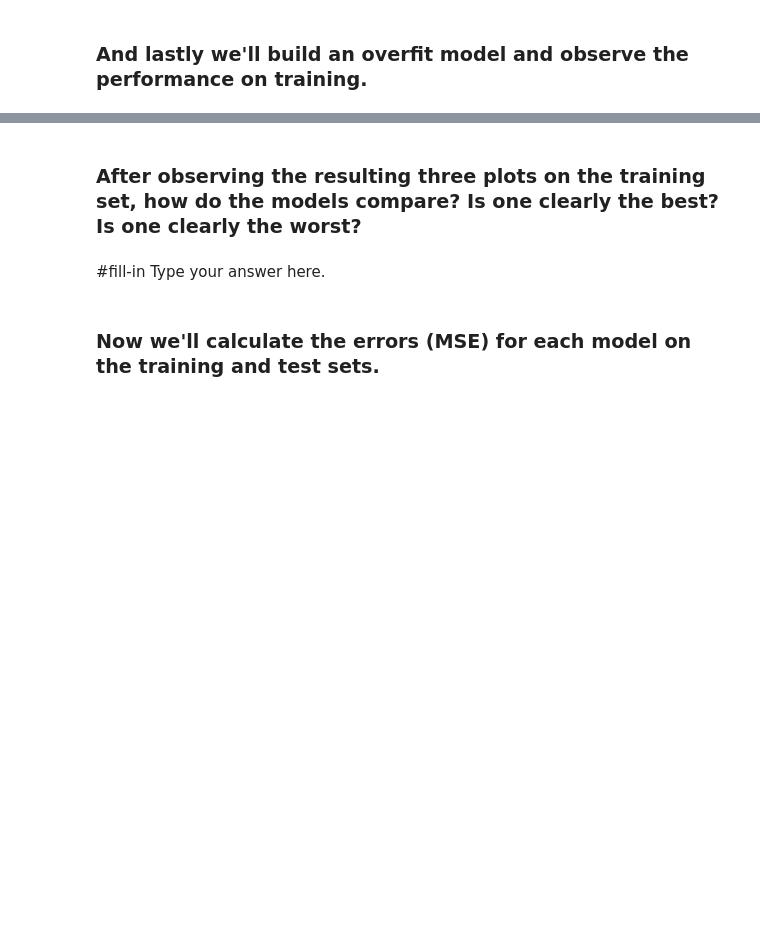
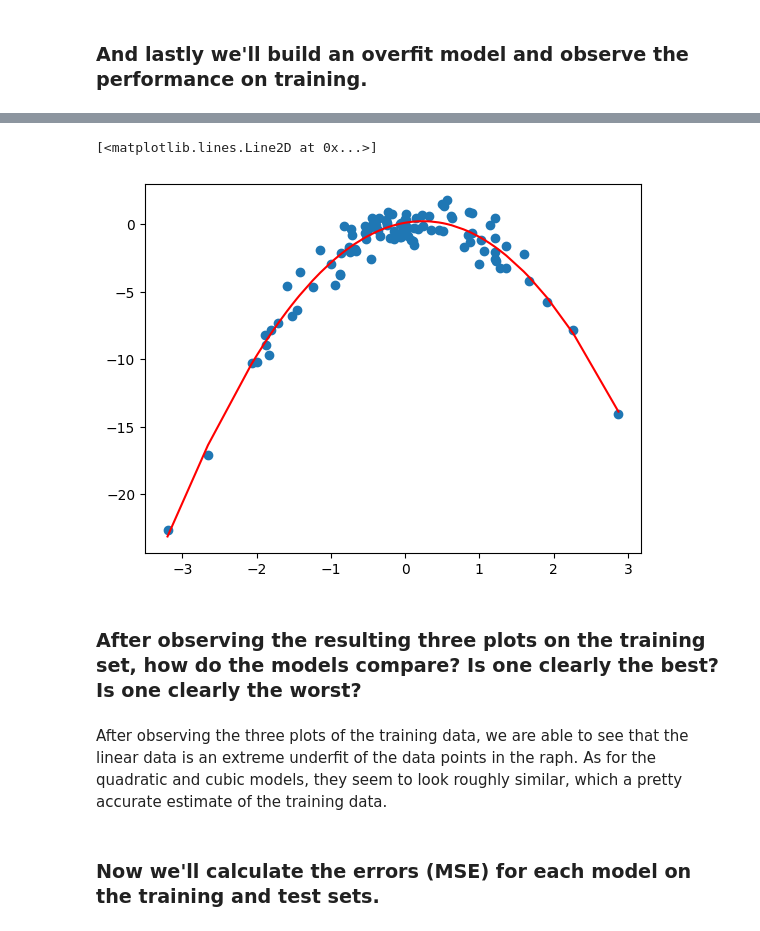
Before and after one commit to mellenpan/code_2600, a Jupyter notebook: mod02_trainingsplit.ipynb, the cells around one changed output, grey strips where cells are left out. Drawn from its saved outputs; the diff is of its cells as text; code cells hidden in the pictures; blank space fills up the shorter version.

```diff
--- a/mod02_trainingsplit.ipynb
+++ b/mod02_trainingsplit.ipynb
@@ -150,17 +153,19 @@ summarize(results_cubic)
 # %%
 # Get predictions
-x_train['pred_cu'] = #fill-in
+x_train['pred_cu'] = predict(x_train[['intercept', 'x', 'x_sq', 'x_cu']], results_cubic)
 # %%
 # Plot predictions as solid *red* line
 fig, ax = plt.subplots()
 ax.scatter(x_train['x'],y_train)
-cubic = #fill-in
-ax.plot( #fill-in
+cubic = x_train[['x','pred_cu']].sort_values('x')
+ax.plot(cubic['x'],cubic['pred_cu'], color='red')
+# %% [output]
+[<matplotlib.lines.Line2D at 0x...>]
+[figure, added]
 # %% [markdown]
 ### After observing the resulting three plots on the training set, how do the models compare? Is one clearly the best? Is one clearly the worst?
 # %% [markdown]
-#fill-in
-Type your answer here.
+After observing the three plots of the training data, we are able to see that the linear data is an extreme underfit of the data points in the raph. As for the quadratic and cubic models, they seem to look roughly similar, which a pretty accurate estimate of the training data.
 # %% [markdown]
 ### Now we'll calculate the errors (MSE) for each model on the training and test sets.
 # %%
```
Also changed, not shown: parts of 7 cells of this notebook.
